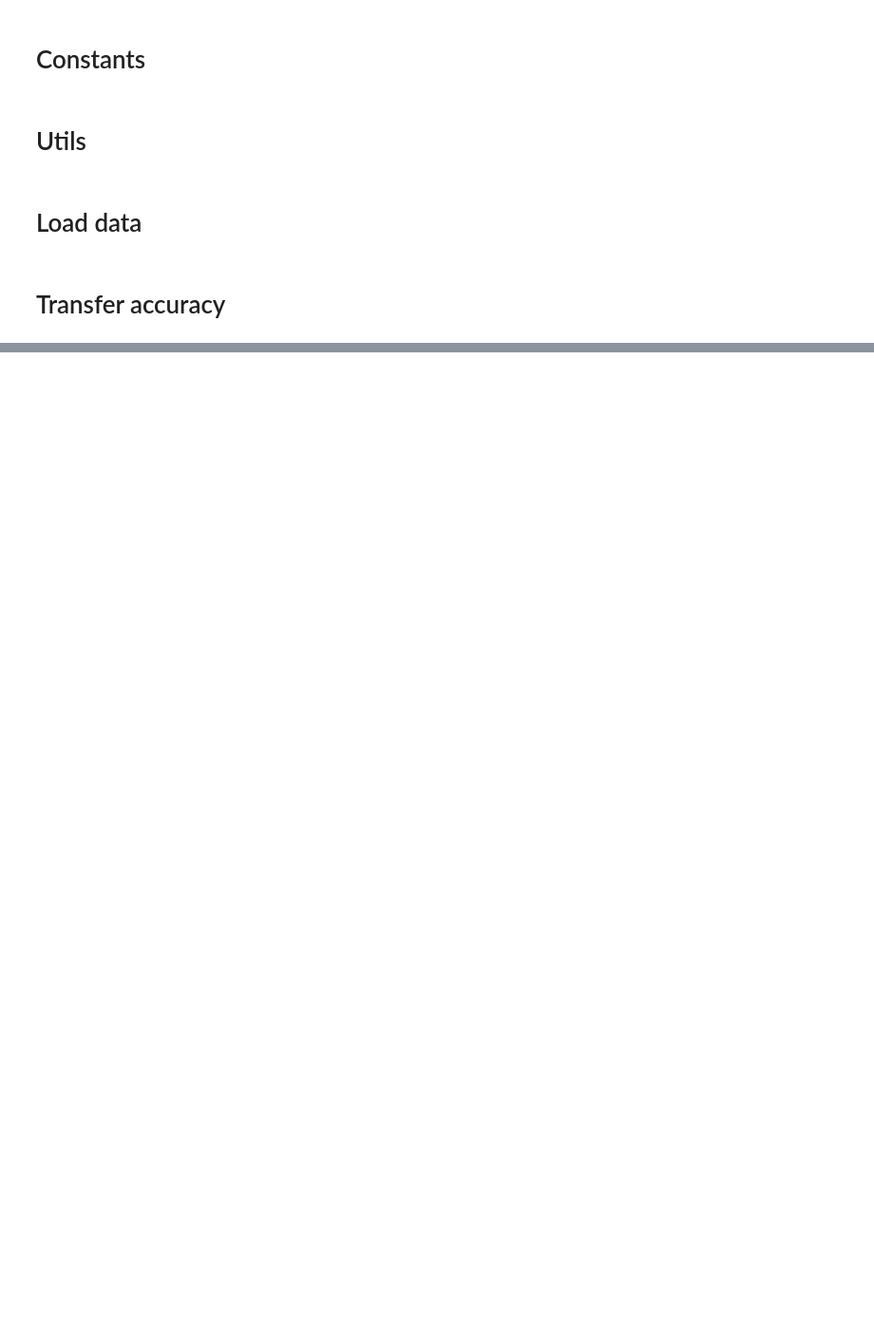
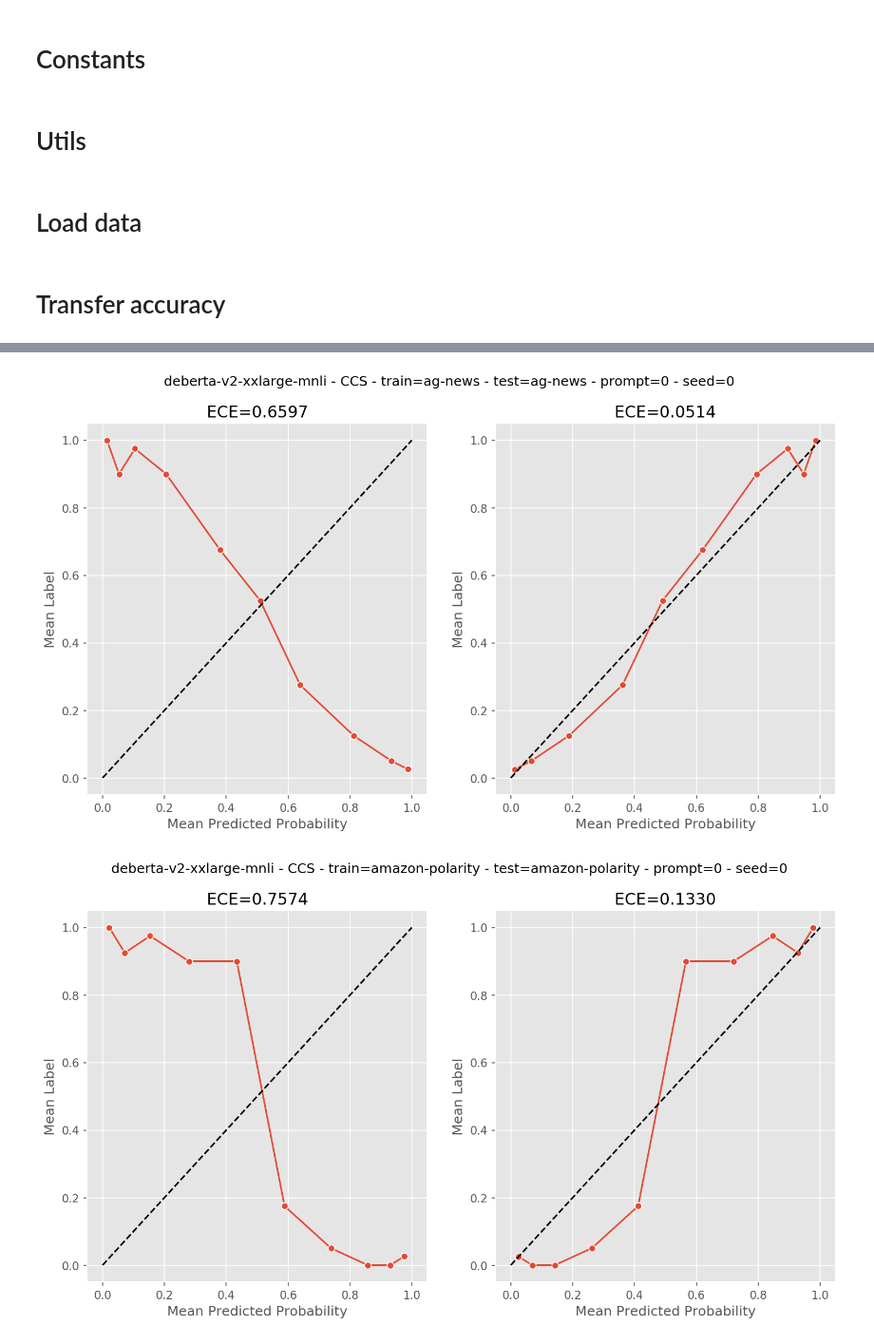
Before and after one commit to ebronstein/Exhaustive-CCS, a Jupyter notebook: plots.ipynb, the cells around one changed output, grey strips where cells are left out. Shown at 95% size. Saved outputs shown, nothing was run; the diff lists cells and outputs as text; code cells hidden in the pictures; blank space fills up the shorter version.

Commit message:
Plot calibration curves

```diff
--- a/plots.ipynb
+++ b/plots.ipynb
@@ -11,12 +17,13 @@ import seaborn as sns
 # %%
 # increase figure size to (8, 8)
-rcParams["figure.figsize"] = (10, 6)
+rcParams["figure.figsize"] = (8, 8)
 rcParams["figure.dpi"] = 150
 plt.style.use("ggplot")
 # %% [markdown]
 # Constants
 # %%
 SAVE_DIR = Path("extraction_results")
+EVAL_DIR = SAVE_DIR / "eval_v4"
 DEBERTA = "deberta-v2-xxlarge-mnli"
 
 DATASET_ORDER = ("imdb", "amazon-polarity", "ag-news", "dbpedia-14", "copa", "rte", "boolq", "qnli", "piqa", "all")
@@ -130,4 +252,4 @@ def load_stats(
 # %% [markdown]
 # Load data
 # %%
-stats_dfs = load_stats_dfs(DEBERTA)
+stats_dfs = load_stats_dfs(DEBERTA, save_dir=EVAL_DIR, best_metric_by_acc=True)
@@ -252,0 +377,20 @@ test_test_sets
+# %%
+sample_ece_df = ece_df.query("method == 'CCS' and train == test and seed == 0 and prompt == 0")
+for key, group_df in sample_ece_df.groupby(["model", "method", "train", "test", "prompt", "seed"]):
+    assert len(group_df) == 2
+    og_row = group_df[~group_df["flip_probs"]].iloc[0]
+    flip_row = group_df[group_df["flip_probs"]].iloc[0]
+
+    fig, ax = plt.subplots(1, 2, figsize=(12, 6))
+
+    og_title = f"ECE={og_row.ece:.4f}"
+    calibration_plot_from_bin_xy(og_row.bin_mean_probs, og_row.bin_mean_labels, og_title, ax=ax[0])
+
+    flip_title = f"ECE={flip_row.ece:.4f}"
+    calibration_plot_from_bin_xy(flip_row.bin_mean_probs, flip_row.bin_mean_labels, flip_title, ax=ax[1])
+
+    title=f"{og_row.model} - {og_row.method} - train={og_row.train} - test={og_row.test} - prompt={og_row.prompt} - seed={og_row.seed}"
+    fig.suptitle(title)
+# %% [output]
+[figure, added]
+[figure, added]
```
Also changed, not shown: parts of 15 cells of this notebook.
